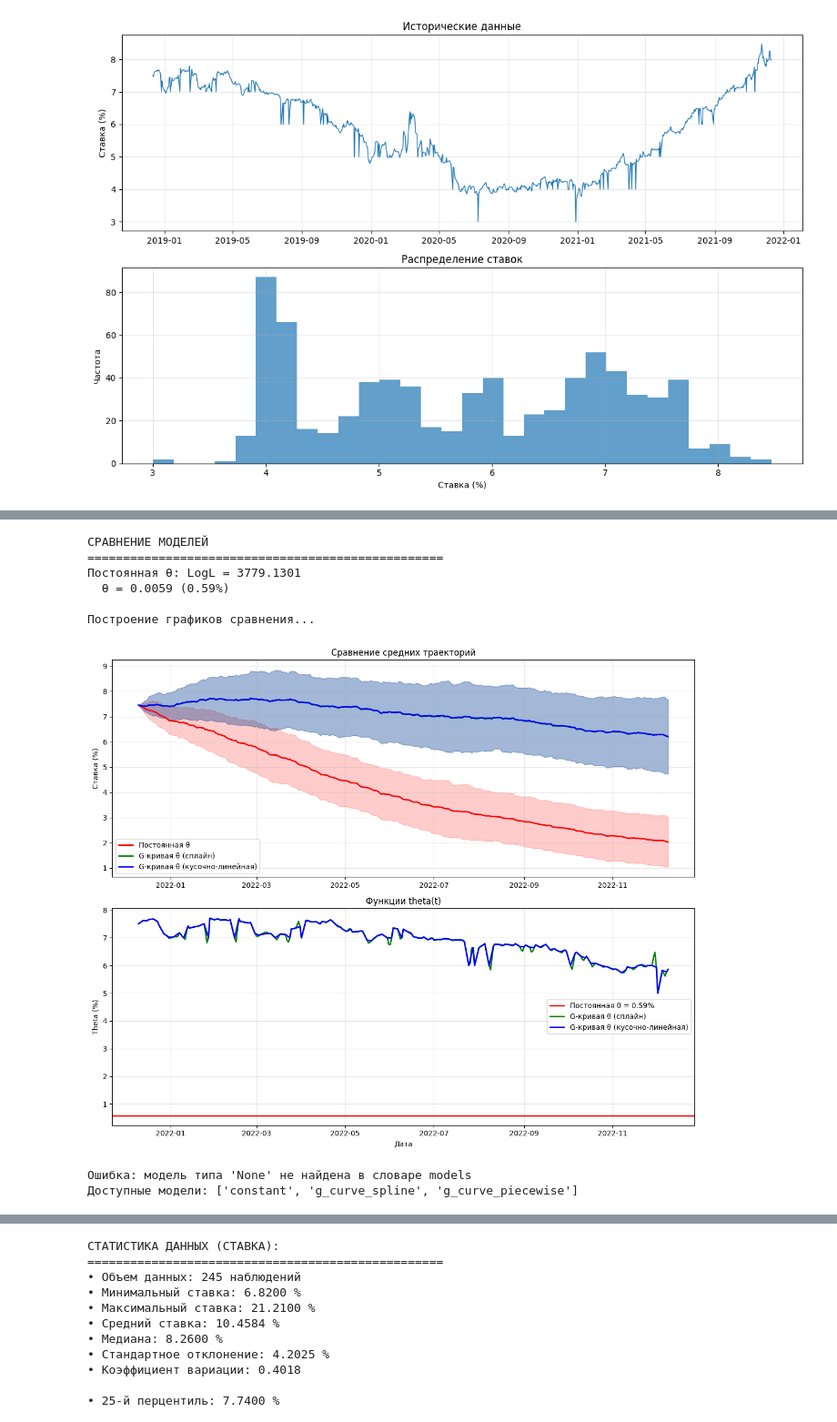
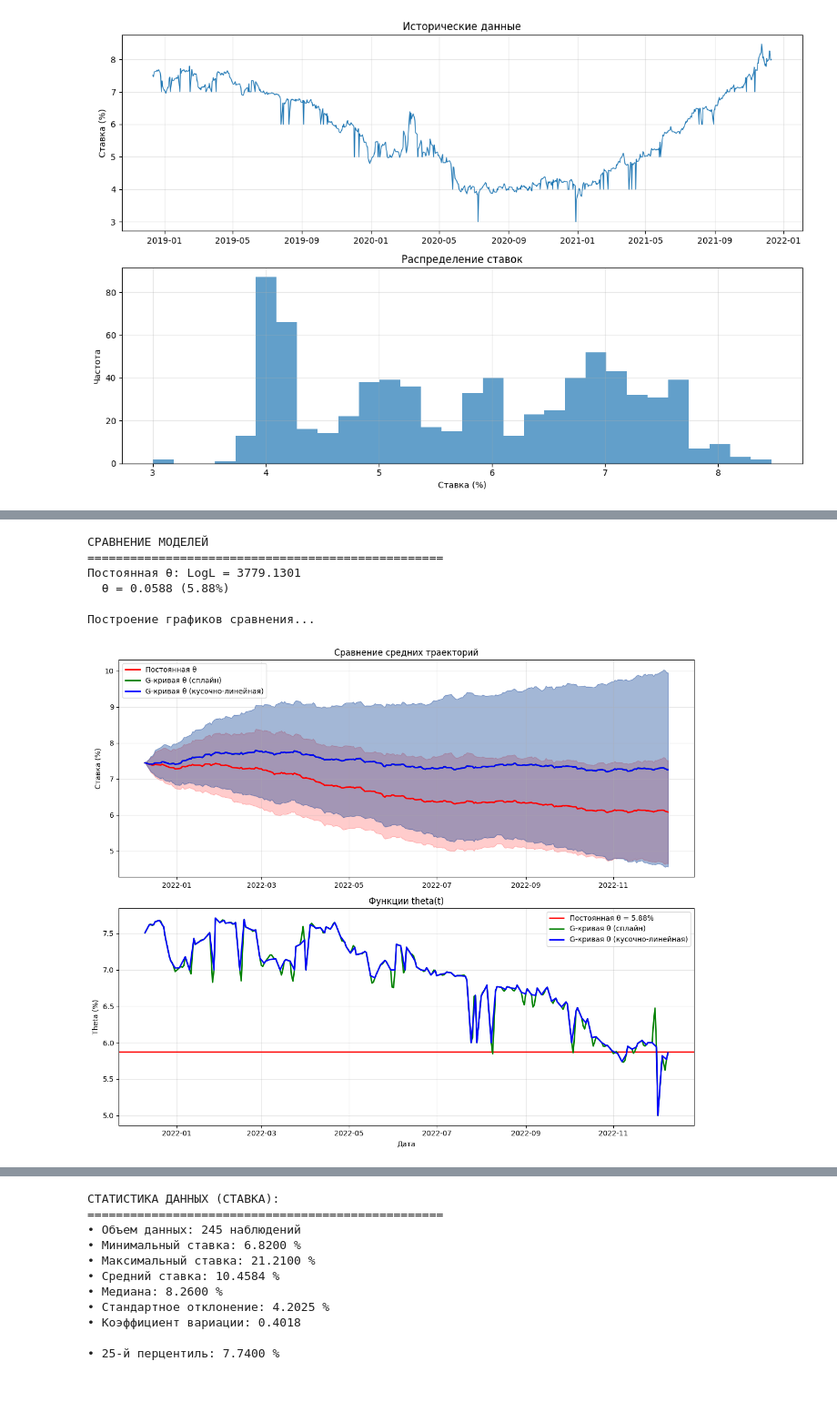
Before and after one commit to ArtemLiA/Quants-Project, a Jupyter notebook: main.ipynb, the cells around one changed output, grey strips where cells are left out. Shown at 91% size. Saved outputs shown, nothing was run; the diff lists cells and outputs as text; code cells hidden in the pictures; blank space fills up the shorter version.

```diff
--- a/main.ipynb
+++ b/main.ipynb
@@ -309,13 +309,10 @@ for model_type in models:
 # %%
-best_type = compare_models(models, ruonio_initial, calc_date, end_date)
-print_best_params(models, best_type)
+compare_models(models, ruonio_initial, calc_date, end_date)
 # %% [output]
 СРАВНЕНИЕ МОДЕЛЕЙ
 ==================================================
 Постоянная θ: LogL = 3779.1301
-  θ = 0.0059 (0.59%)
+  θ = 0.0588 (5.88%)
 
 Построение графиков сравнения...
-[figure, old version]
+[figure, new version]
-Ошибка: модель типа 'None' не найдена в словаре models
-Доступные модели: ['constant', 'g_curve_spline', 'g_curve_piecewise']
```
Also changed, not shown: parts of 8 cells of this notebook, 3 other files.
